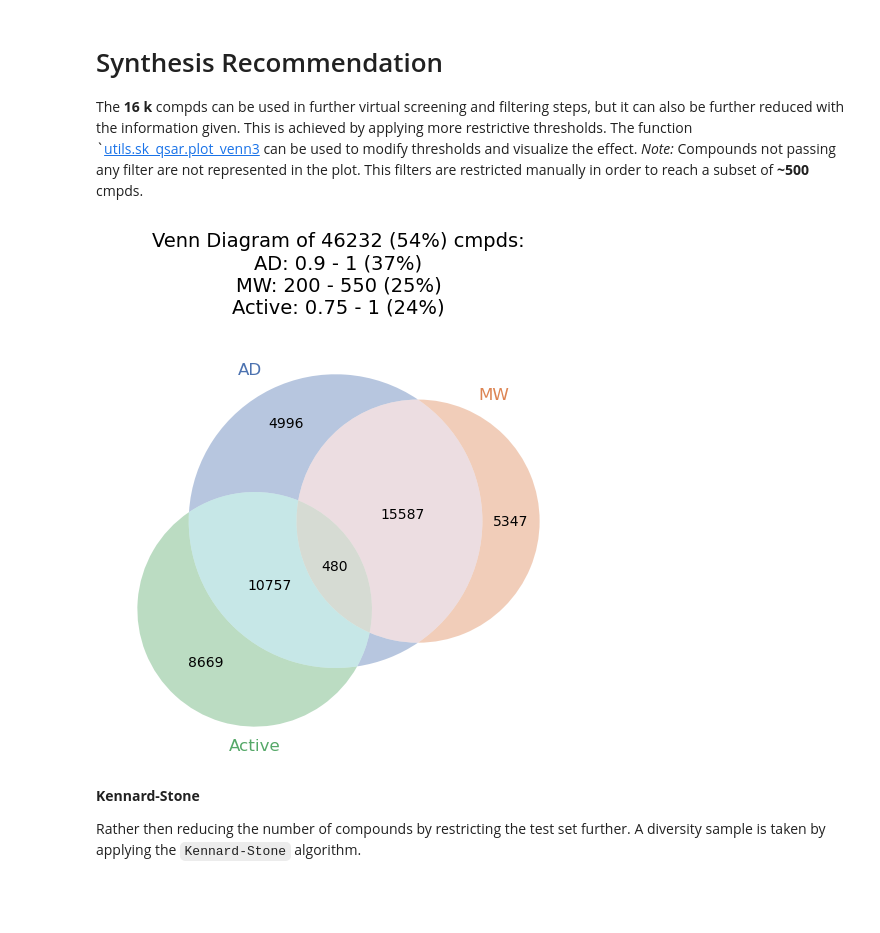
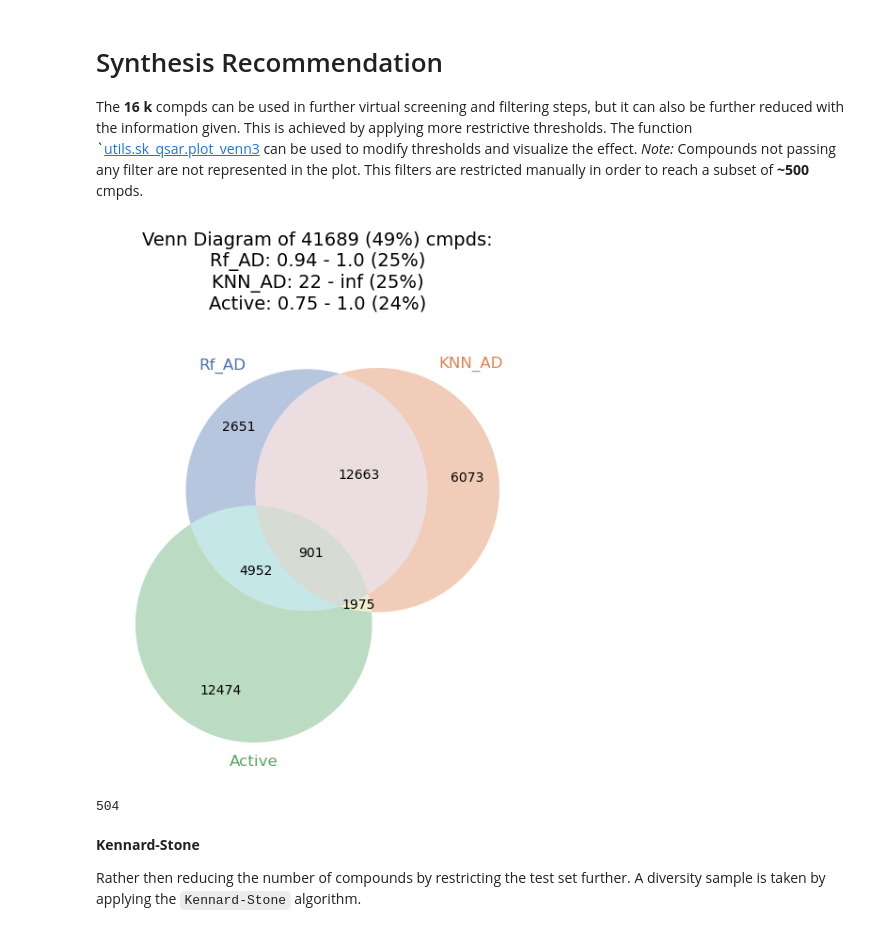
Before and after one commit to HoffOskar/QSAR_BRD4, a Jupyter notebook: 03_QSAR_classifier/04_pred_comb_lib.ipynb, the cells around one changed output. Drawn from its saved outputs; the diff is of its cells as text; code cells hidden in the pictures; blank space fills up the shorter version.

Commit message:
KNN AD for predictions

```diff
--- a/03_QSAR_classifier/04_pred_comb_lib.ipynb
+++ b/03_QSAR_classifier/04_pred_comb_lib.ipynb
@@ -222,3 +215,3 @@ for i in range(0, len(df), chunk_size):
 # %%
 ### Add AD labels to the main DataFrame
-df[['AD_status', 'AD_value']] = AD_df[['AD_status', 'AD_value']]
+df[['Rf_AD_status', 'Rf_AD_value']] = Rf_AD_df[['AD_status', 'AD_value']]
@@ -224,0 +220,6 @@ df[['AD_status', 'AD_value']] = AD_df[['AD_status', 'AD_value']]
+# %%
+### New data as DataFrame
+X_new_df = pd.DataFrame(X_new, index=df.index)
+
+### Predict KNN Applicability Domain
+KNN_AD_df = knn_app_dom.predict(X_new_df)
@@ -225,3 +229,6 @@ df[['AD_status', 'AD_value']] = AD_df[['AD_status', 'AD_value']]
+# %%
+### Add AD labels to the main DataFrame
+df[['KNN_AD_status', 'KNN_AD_density']] = KNN_AD_df[['AD_status', 'AD_density']]
 # %% [markdown]
 **Moleculare Weight**
 
@@ -249,13 +282,13 @@ Using default filters:
 # %%
 ### Dictionary with defaul thresholds
 threshold_dict = {
-    "AD_value": [0.6, 1.0],  # Must match a column in `df`
-    "MW": [200, 650],  # Must match a column in `df`
+    "Rf_AD_value": [0.6, 1.0],  # Must match a column in `df`
+    "KNN_AD_density": [1, np.inf],  # Must match a column in `df`
     "pred_proba": [0.5, 1.0],  # Must match a column in `df`
 }
 
 ### Labels for plotting
-labels = ["AD", "MW", "Active"]
+labels = ["Rf_AD", "KNN_AD", "Active"]
 
 ### Venn diagram
 full_mask = sk_qsar.plot_venn3(df, threshold_dict, labels)
@@ -267,15 +300,20 @@ The **16 k** compds can be used in further virtual screening and filtering steps
 # %%
 ### Dictionary with more restrictive thresholds
 threshold_dict = {
-    "AD_value": [0.9, 1],  # Must match a column in `df`
-    "MW": [200, 550],  # Must match a column in `df`
-    "pred_proba": [0.75, 1],  # Must match a column in `df`
+    "Rf_AD_value": [0.94, 1.0],  # Must match a column in `df`
+    "KNN_AD_density": [22, np.inf],  # Must match a column in `df`
+    "pred_proba": [0.75, 1.0],  # Must match a column in `df`
 }
 
 ### Venn diagram
-mask_500 = sk_qsar.plot_venn3(df, threshold_dict, labels)
+full_mask = sk_qsar.plot_venn3(df, threshold_dict, labels)
+
+### Combine with MW status
+mask_500 = full_mask & df['MW_status']
+print(mask_500.sum())
 # %% [output]
-[figure, old version]
+[figure, new version]
+504
 # %%
 ### Create a column for synthesis recommendation
 df['synth'] = None
```
Also changed, not shown: parts of 20 cells of this notebook, 3 other files.
